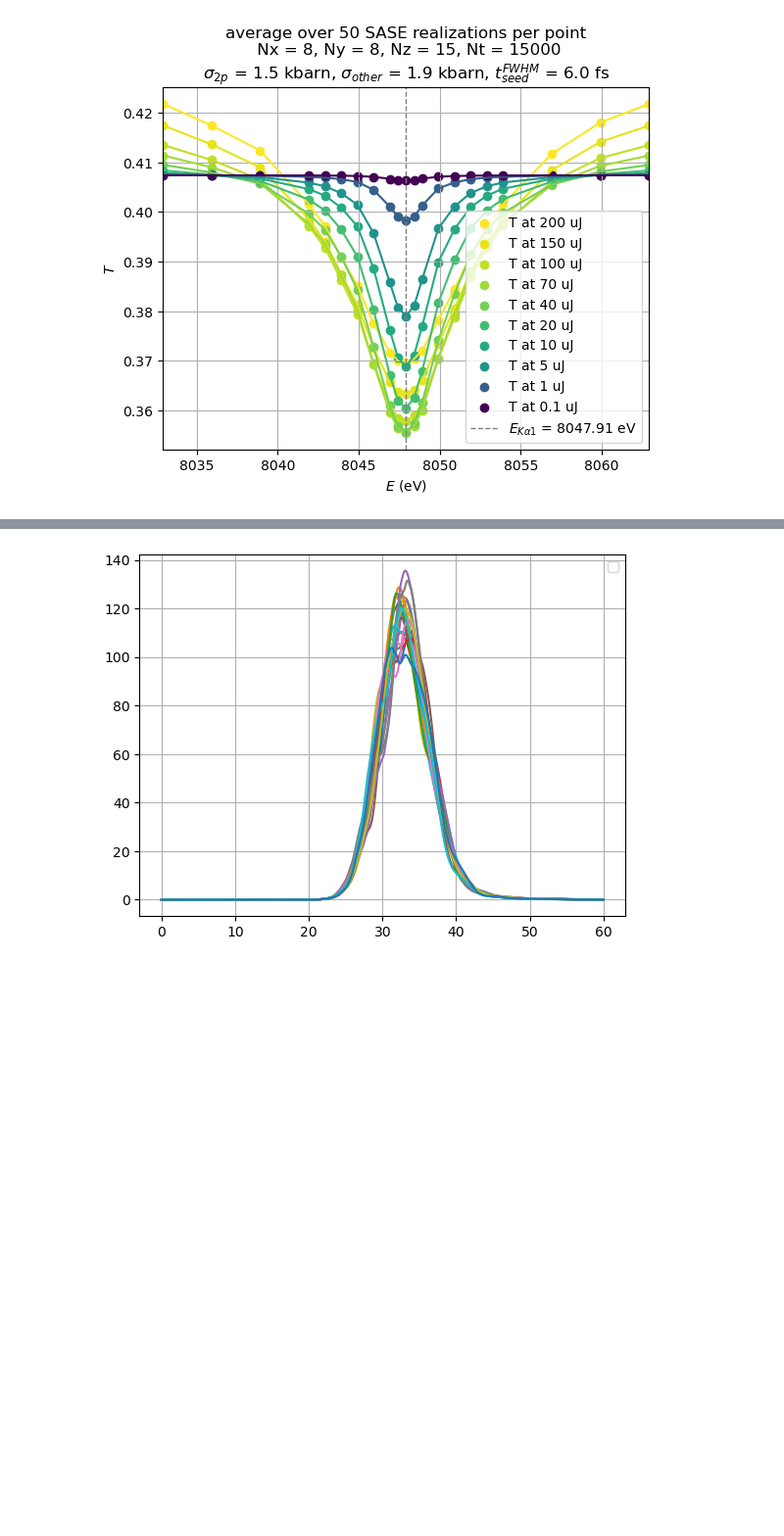
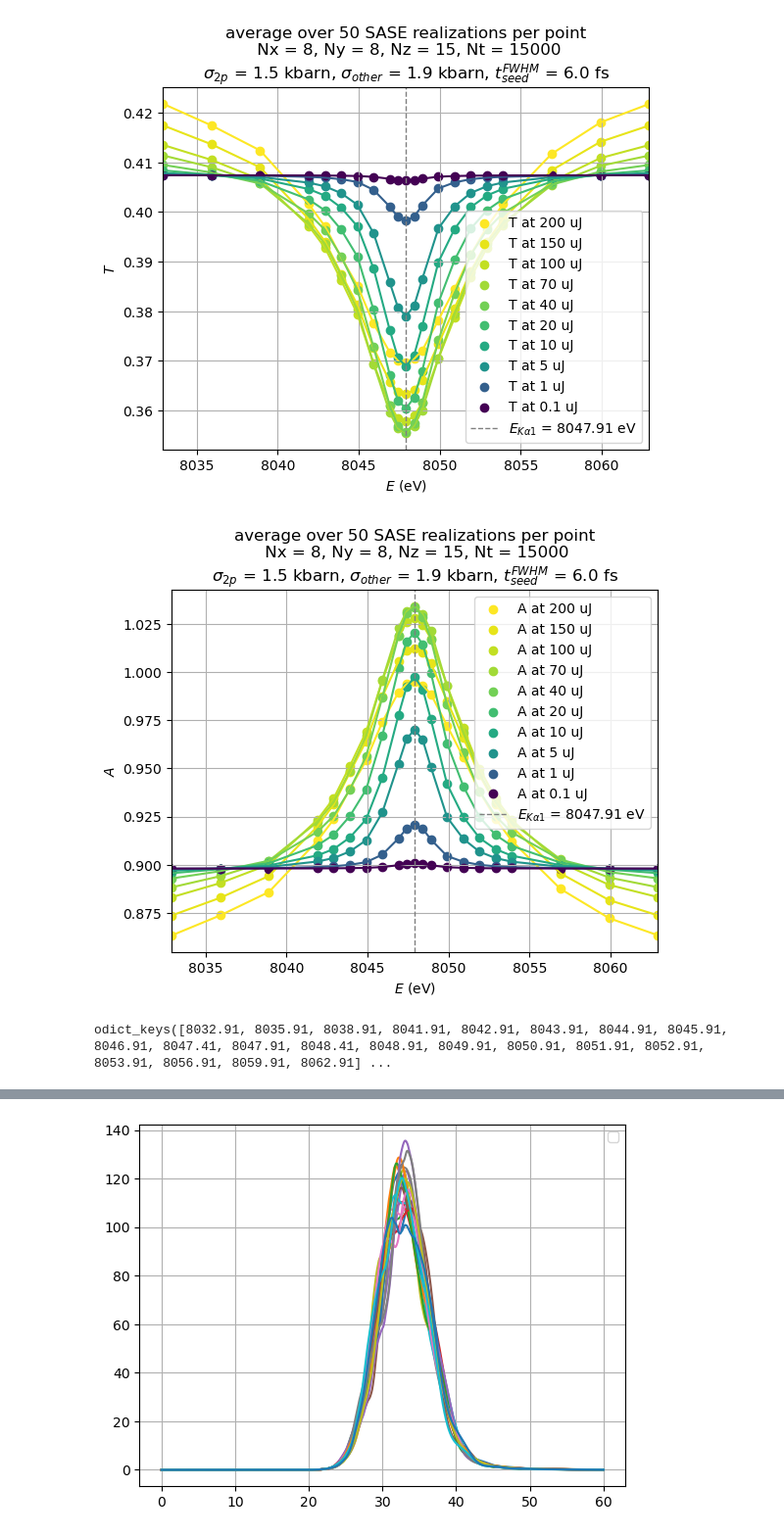
Before and after one commit to P4GAN/Cu-RSA-XFEL-Simulation, a Jupyter notebook: notebooks/plot-mono-transmittance-vs-intensity.ipynb, the cells around one changed output, grey strips where cells are left out. Shown at 98% size. Cells and saved outputs as stored; diff of their text form; code cells hidden in the pictures; blank space fills up the shorter version.

```diff
--- a/notebooks/plot-mono-transmittance-vs-intensity.ipynb
+++ b/notebooks/plot-mono-transmittance-vs-intensity.ipynb
@@ -171,6 +169,55 @@ plt.savefig(figs_path + '/mono_' + str_pars_calc + '.pdf')
 plt.show()
 # %% [output]
 [figure]
+# %%
+plt.figure()
+
+str_pars_grid = " Nx = " + str(xgrid) + ", Ny = " + str(ygrid) + ", Nz = " + str(zgrid) + ", Nt = " + str(tgrid)
+str_pars_calc = r'$\sigma_{2p}$ = ' + f'{1e7*sigma1_Ka1_2p3:.1f}' + ' kbarn' + \
+r', $\sigma_{other}$ = ' + f'{1e7*sigma1_Ka1_other:.1f}' +' kbarn' + \
+r', $t_{seed}^{FWHM}$ = ' + f'{seed_duration_FWHM_t:.1f}' +' fs'
+
+plt.title('average over ' + str(num_files) + ' SASE realizations per point' + '\n'
++ str_pars_grid + '\n' + str_pars_calc
+ )
+
+E_seed_values = list(sorted_accumulated_arrays.keys())
+norm = plt.matplotlib.colors.LogNorm(vmin=min(E_seed_values), vmax=max(E_seed_values))
+cmap = plt.matplotlib.colormaps['viridis']
+
+for E_seed_value, energy_arrays in sorted_accumulated_arrays.items():
+    energy_values = np.array(sorted(energy_arrays.keys()))
+    T_values = np.zeros_like(energy_values)
+
+    for i, energy_value in enumerate(energy_values):
+        arrays = energy_arrays[energy_value]
+        I_int_thy_w_last = arrays['I_int_thy_w_last']
+        I_int_thy_w_0 = arrays['I_int_thy_w_0']
+
+        # Transmittance of a monochromated shot: total transmitted over total
+        # incident spectral intensity, integrated over the narrow passband
+        # selected by the monochromator at this target energy.
+        T_values[i] = np.sum(I_int_thy_w_last) / np.sum(I_int_thy_w_0)
+
+    absorbance_values = -np.log(T_values)#tools.transmittance_to_absorbance(T_values)
+
+    plt.scatter(energy_values, absorbance_values, color=cmap(norm(E_seed_value)), label='A at ' + str(E_seed_value) + ' uJ')
+    plt.plot(energy_values, absorbance_values, color=cmap(norm(E_seed_value)))
+
+plt.axvline(hwKalpha1N, color='gray', ls='--', lw=1, label=r'$E_{K\alpha 1}$' + f' = {hwKalpha1N:.2f} eV')
+plt.ylabel(r'$A$')
+plt.xlabel(r'$E$ (eV)')
+plt.xlim(hwKalpha1N - 15, hwKalpha1N + 15)
+plt.legend()
+plt.grid(True)
+plt.savefig(figs_path + '/mono_' + str_pars_calc + '.pdf')
+plt.show()
+# %% [output]
+[figure, added]
+# %%
+sorted_accumulated_arrays[200].keys()
+# %% [output]
+odict_keys([8032.91, 8035.91, 8038.91, 8041.91, 8042.91, 8043.91, 8044.91, 8045.91, 8046.91, 8047.41, 8047.91, 8048.41, 8048.91, 8049.91, 8050.91, 8051.91, 8052.91, 8053.91, 8056.91, 8059.91, 8062.91] ...
 # %%
 fig, axs = plt.subplots(3, 2, figsize=(10, 15))
 
```
Also changed, not shown: parts of 6 cells of this notebook, 5 other files.
